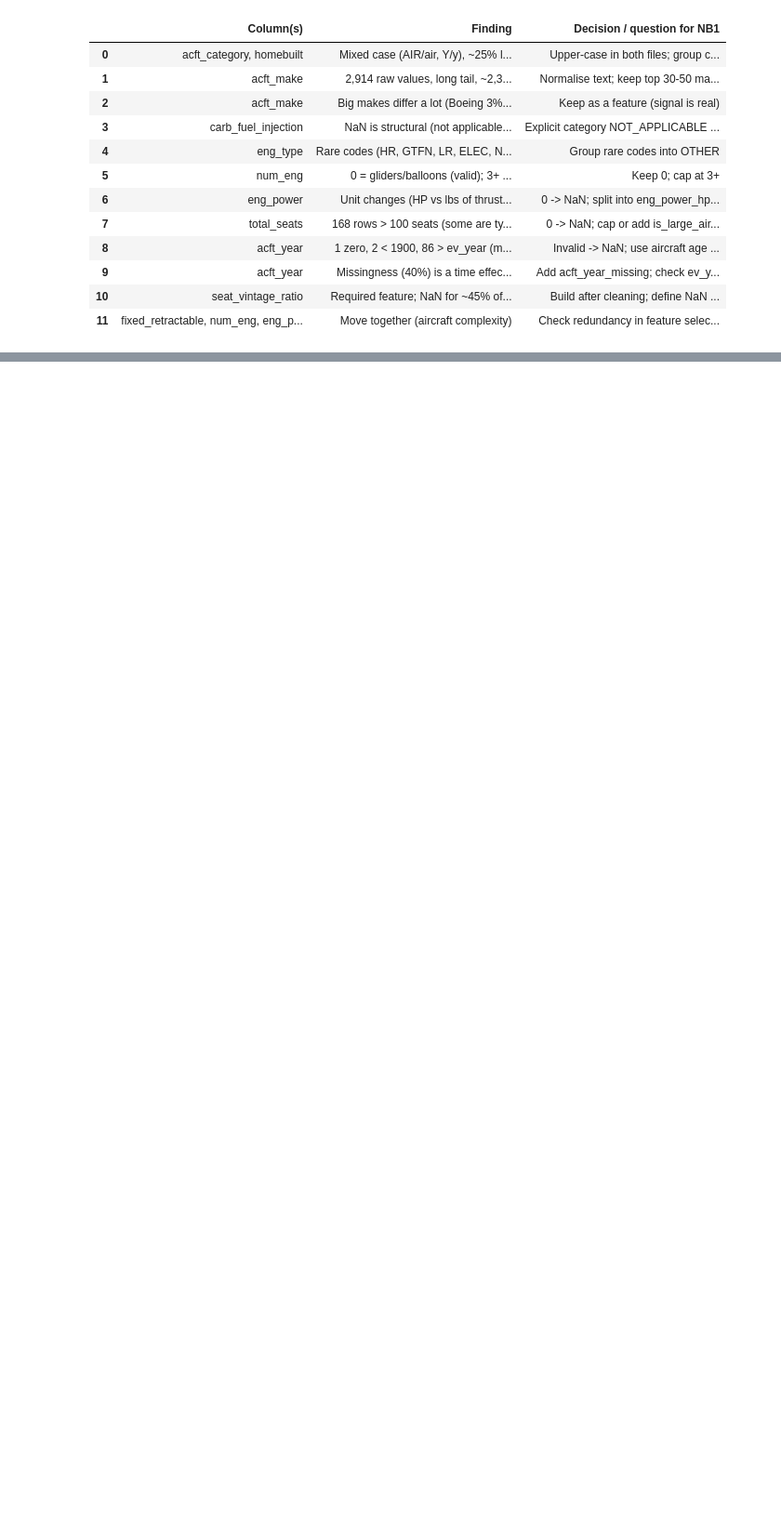
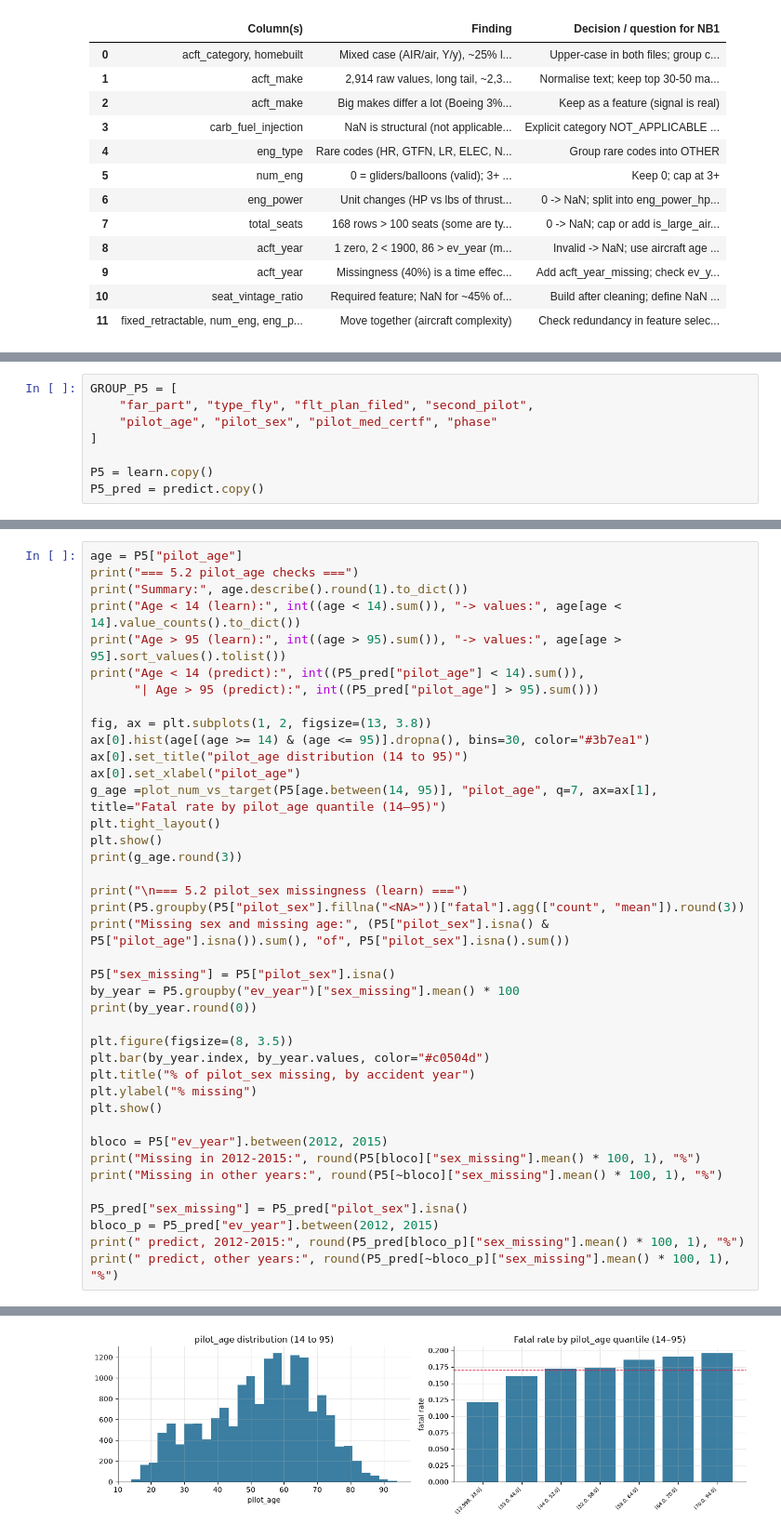
Before and after one commit to JoaoUmbels/MLBROSS, a Jupyter notebook: ML20_NB0_EDA.ipynb, the cells around one changed output, grey strips where cells are left out. Shown at 93% size. Drawn from its saved outputs; the diff is of its cells as text; blank space fills up the shorter version.

```diff
--- a/ML20_NB0_EDA.ipynb
+++ b/ML20_NB0_EDA.ipynb
@@ -1973,0 +1980,8 @@ findings
+# %%
+GROUP_P5 = [
+    "far_part", "type_fly", "flt_plan_filed", "second_pilot",
+    "pilot_age", "pilot_sex", "pilot_med_certf", "phase"
+]
+
+P5 = learn.copy()
+P5_pred = predict.copy()
@@ -1973,0 +2062,41 @@ findings
+# %%
+age = P5["pilot_age"]
+print("=== 5.2 pilot_age checks ===")
+print("Summary:", age.describe().round(1).to_dict())
+print("Age < 14 (learn):", int((age < 14).sum()), "-> values:", age[age < 14].value_counts().to_dict())
+print("Age > 95 (learn):", int((age > 95).sum()), "-> values:", age[age > 95].sort_values().tolist())
+print("Age < 14 (predict):", int((P5_pred["pilot_age"] < 14).sum()),
+      "| Age > 95 (predict):", int((P5_pred["pilot_age"] > 95).sum()))
+
+fig, ax = plt.subplots(1, 2, figsize=(13, 3.8))
+ax[0].hist(age[(age >= 14) & (age <= 95)].dropna(), bins=30, color="#3b7ea1")
+ax[0].set_title("pilot_age distribution (14 to 95)")
+ax[0].set_xlabel("pilot_age")
+g_age =plot_num_vs_target(P5[age.between(14, 95)], "pilot_age", q=7, ax=ax[1], title="Fatal rate by pilot_age quantile (14–95)")
+plt.tight_layout()
+plt.show()
+print(g_age.round(3))
+
+print("\n=== 5.2 pilot_sex missingness (learn) ===")
+print(P5.groupby(P5["pilot_sex"].fillna("<NA>"))["fatal"].agg(["count", "mean"]).round(3))
+print("Missing sex and missing age:", (P5["pilot_sex"].isna() & P5["pilot_age"].isna()).sum(), "of", P5["pilot_sex"].isna().sum())
+
+P5["sex_missing"] = P5["pilot_sex"].isna()
+by_year = P5.groupby("ev_year")["sex_missing"].mean() * 100
+print(by_year.round(0))
+
+plt.figure(figsize=(8, 3.5))
+plt.bar(by_year.index, by_year.values, color="#c0504d")
+plt.title("% of pilot_sex missing, by accident year")
+plt.ylabel("% missing")
+plt.show()
+
+bloco = P5["ev_year"].between(2012, 2015)
+print("Missing in 2012-2015:", round(P5[bloco]["sex_missing"].mean() * 100, 1), "%")
+print("Missing in other years:", round(P5[~bloco]["sex_missing"].mean() * 100, 1), "%")
+
+P5_pred["sex_missing"] = P5_pred["pilot_sex"].isna()
+bloco_p = P5_pred["ev_year"].between(2012, 2015)
+print(" predict, 2012-2015:", round(P5_pred[bloco_p]["sex_missing"].mean() * 100, 1), "%")
+print(" predict, other years:", round(P5_pred[~bloco_p]["sex_missing"].mean() * 100, 1), "%")
+# %% [output]
@@ -1973,0 +2108 @@ findings
+[figure, added]
```
Also changed, not shown: parts of 16 cells of this notebook.
